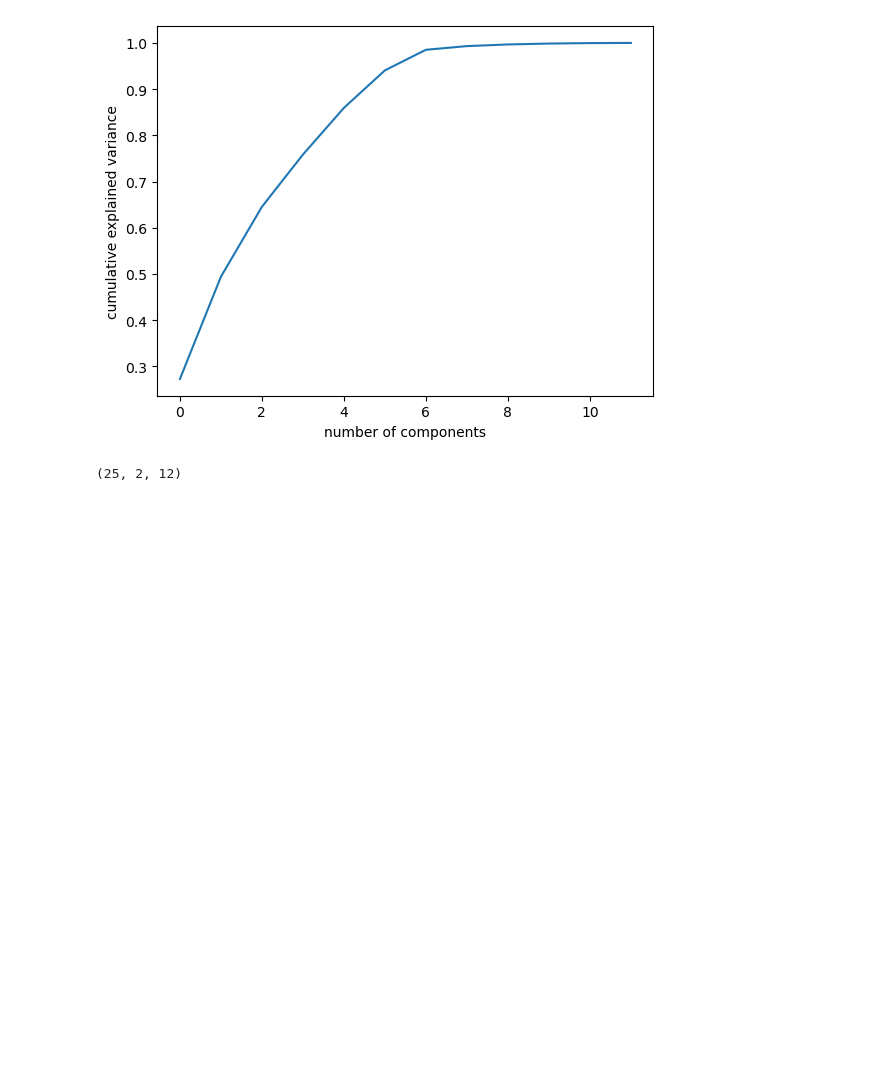
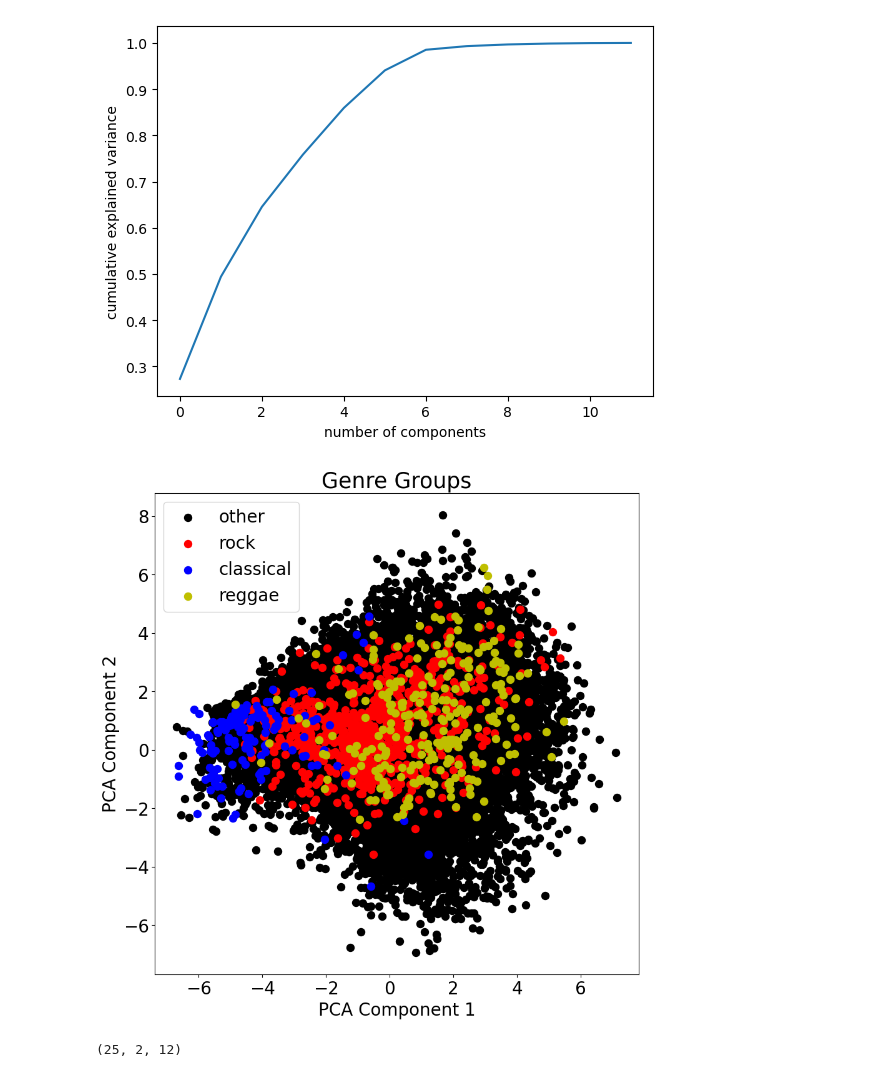
Before and after one commit to EliasLMann/contextRec, a Jupyter notebook: no_auto_recommend.ipynb, the cells around one changed output. Saved outputs shown, nothing was run; the diff lists cells and outputs as text; code cells hidden in the pictures; blank space fills up the shorter version.

```diff
--- a/no_auto_recommend.ipynb
+++ b/no_auto_recommend.ipynb
@@ -301,6 +305,38 @@ exercise_genres = ['pop', 'rock', 'hip_hop', 'metal', 'rap', 'edm', 'electronic'
 relax_genres = ['r&b', 'adult_standards', 'soul', 'reggae', 'classical', 'jazz', 'ambient']
 # a list of genre groups for commmuting
 commute_genres = ['pop', 'rock', 'country', 'hip_hop', 'funk', 'latin', 'disco', 'folk', 'rap']
+# %%
+#get the pca of all songs
+pca_all = PCA(n_components=2)
+pca_all.fit(latent_space)
+latent_space_pca_all = pca_all.transform(latent_space)
+
+#get the nunpy array of y_train_embedding
+y_train_embedding_np = y_train_embedding.to_numpy()
+
+classical_index = np.where(y_train_embedding_np[:, 0] == 'classical')[0]
+reggae_index = np.where(y_train_embedding_np[:, 0] == 'reggae')[0]
+rock_index = np.where(y_train_embedding_np[:, 0] == 'r&b')[0]
+
+#find the index of the rest of the songs
+rest_index = np.where((y_train_embedding_np[:, 0] != 'classical') & (y_train_embedding_np[:, 0] != 'reggae') & (y_train_embedding_np[:, 0] != 'r&b'))[0]
+
+plt.figure(figsize=(10, 10))
+plt.scatter(latent_space_pca_all[rest_index, 0], latent_space_pca_all[rest_index,1], label='other', color='black', s=75)
+plt.scatter(latent_space_pca_all[rock_index, 0], latent_space_pca_all[rock_index,1], label='rock', color='red', s=75)
+plt.scatter(latent_space_pca_all[classical_index, 0], latent_space_pca_all[classical_index,1], label='classical', color='blue', s=75)
+plt.scatter(latent_space_pca_all[reggae_index, 0], latent_space_pca_all[reggae_index,1], label='reggae', color='y', s=75)
+
+plt.legend(fontsize=20, loc='upper left')
+
+plt.xlabel('PCA Component 1', fontsize=20)
+plt.ylabel('PCA Component 2', fontsize=20)
+plt.title('Genre Groups',   fontsize=25)
+plt.xticks(fontsize=20)
+plt.yticks(fontsize=20)
+plt.show()
+# %% [output]
+[figure, added]
 # %%
 
 
```
Also changed, not shown: parts of 13 cells of this notebook, 4 other files.
